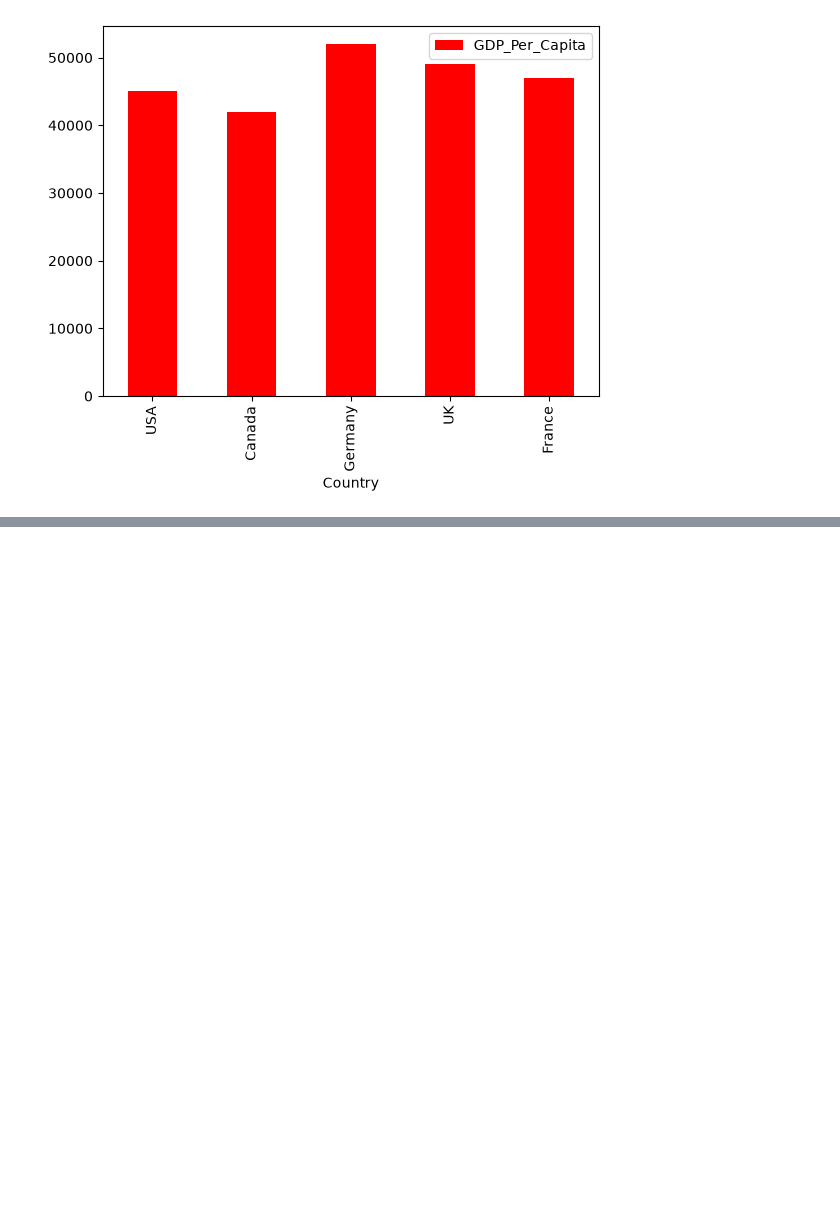
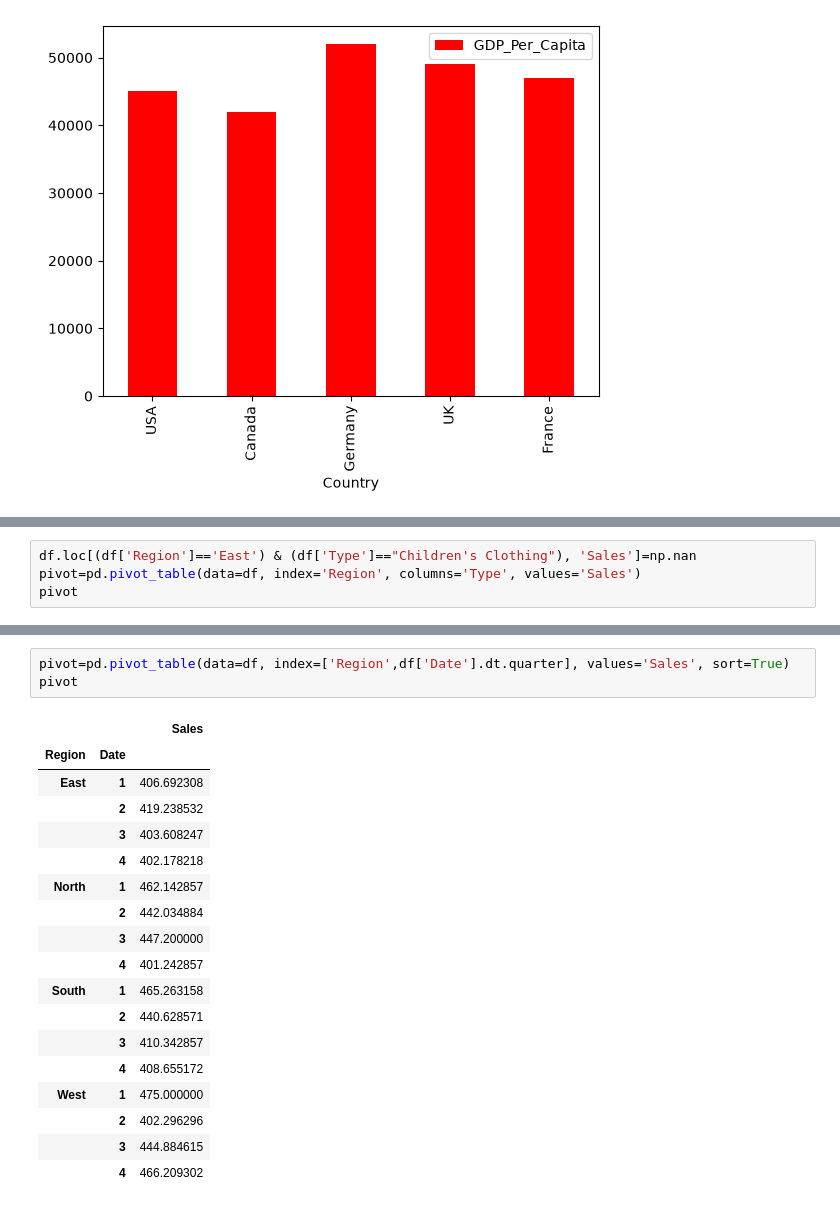
Before and after one commit to gokul-raj-c/Data-Science, a Jupyter notebook: Pandas Tutorials/pandas_tutorials3.ipynb, the cells around one changed output, grey strips where cells are left out. Cells and saved outputs as stored; diff of their text form; blank space fills up the shorter version.

```diff
--- a/Pandas Tutorials/pandas_tutorials3.ipynb
+++ b/Pandas Tutorials/pandas_tutorials3.ipynb
@@ -152,0 +253,4 @@ df.plot(x ='Country', y='GDP_Per_Capita', kind = 'bar', color='r')
+# %%
+df.loc[(df['Region']=='East') & (df['Type']=="Children's Clothing"), 'Sales']=np.nan
+pivot=pd.pivot_table(data=df, index='Region', columns='Type', values='Sales')
+pivot
@@ -152,0 +292,22 @@ df.plot(x ='Country', y='GDP_Per_Capita', kind = 'bar', color='r')
+# %%
+pivot=pd.pivot_table(data=df, index=['Region',df['Date'].dt.quarter], values='Sales', sort=True)
+pivot
+# %% [output]
+|  |  | Sales |
+| Region | Date |  |
+| East | 1 | 406.692308 |
+|  | 2 | 419.238532 |
+|  | 3 | 403.608247 |
+|  | 4 | 402.178218 |
+| North | 1 | 462.142857 |
+|  | 2 | 442.034884 |
+|  | 3 | 447.200000 |
+|  | 4 | 401.242857 |
+| South | 1 | 465.263158 |
+|  | 2 | 440.628571 |
+|  | 3 | 410.342857 |
+|  | 4 | 408.655172 |
+| West | 1 | 475.000000 |
+|  | 2 | 402.296296 |
+|  | 3 | 444.884615 |
+|  | 4 | 466.209302 |
```
Also changed, not shown: parts of 15 cells of this notebook, 3 other files.
